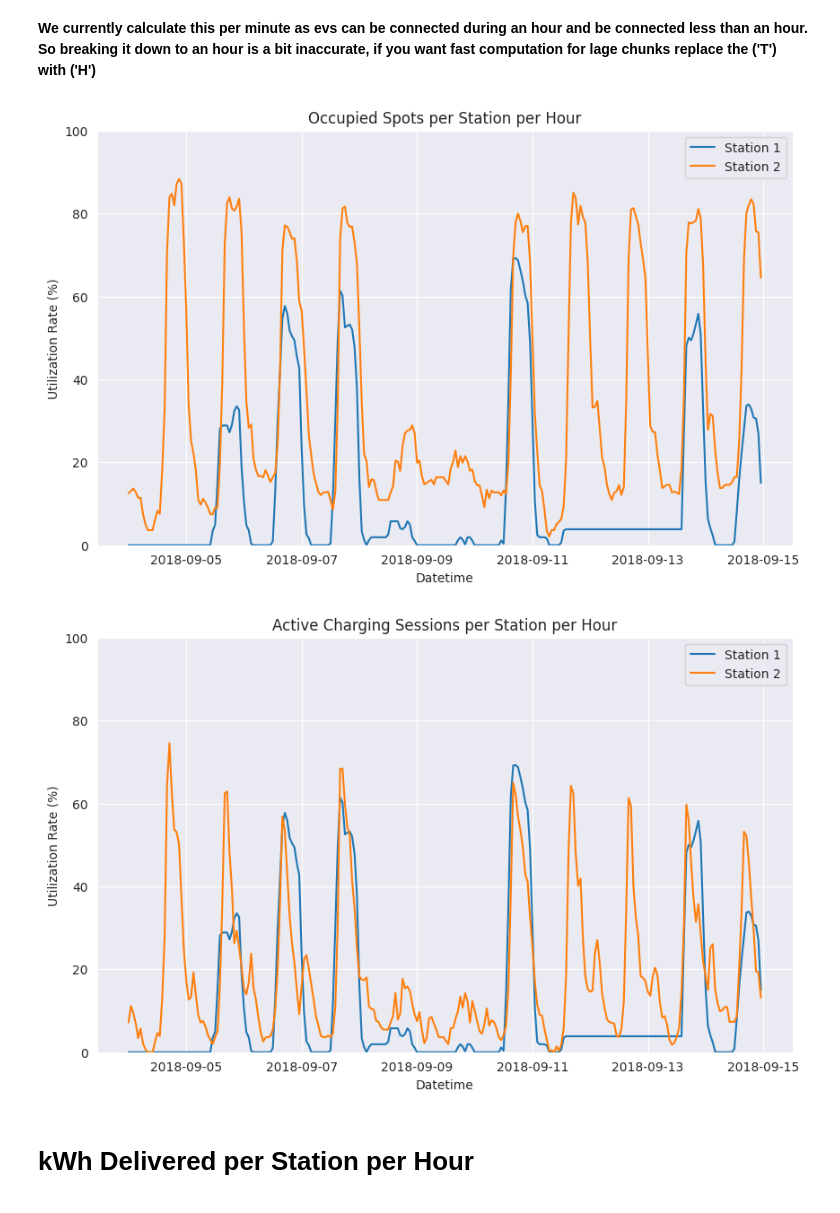
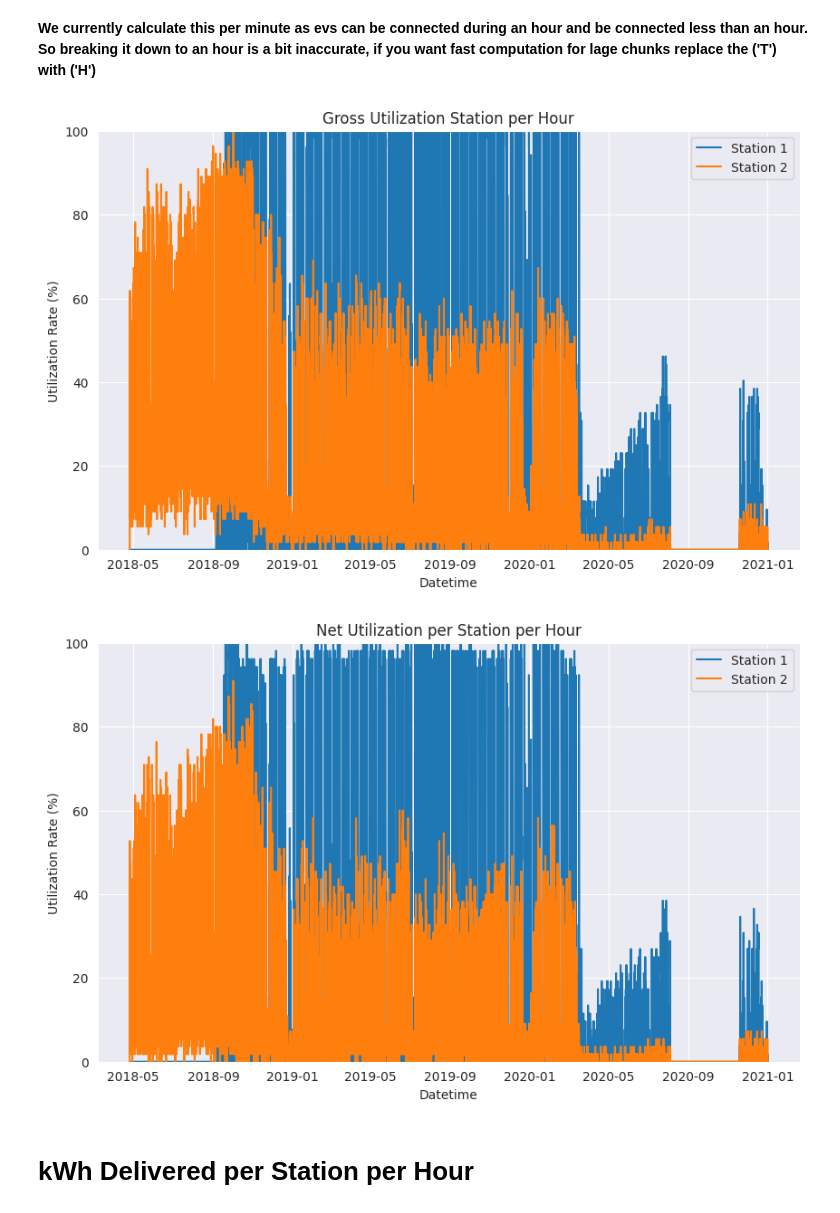
Before and after one commit to S0PEX/AA_Team_9_WS23, a Jupyter notebook: kpi.ipynb, the cells around one changed output. Drawn from its saved outputs; the diff is of its cells as text; code cells hidden in the pictures.

```diff
--- a/kpi.ipynb
+++ b/kpi.ipynb
@@ -20,11 +26,11 @@ Name: connectionTime, dtype: datetime64[ns, UTC]
 # Settings
 # %%
 # Time Interval
-start_date = "2018-09-04"
-end_date = "2018-09-14"
+#start_date = "2018-09-04"
+#end_date = "2018-09-08"
 
-#start_date = df_charging['connectionTime'].min().strftime('%Y-%m-%d')
-#end_date = df_charging['disconnectTime'].max().strftime('%Y-%m-%d')
+start_date = df_charging['connectionTime'].min().strftime('%Y-%m-%d')
+end_date = df_charging['disconnectTime'].max().strftime('%Y-%m-%d')
 
 start_date_time = pd.to_datetime(start_date)
 end_date_time = pd.to_datetime(end_date) + pd.Timedelta('1 day') - pd.Timedelta('1 second')
@@ -35,7 +41,7 @@ end_date_time = pd.to_datetime(end_date) + pd.Timedelta('1 day') - pd.Timedelta(
 # %%
 
 # Granularity of the utilization rate
-granularity = 'T' # T is for minute, H is for hour
+granularity = 'H' # T is for minute, H is for hour
 
 # Generate df with each row representing a minute in the time interval
 df_time_interval = pd.date_range(start=start_date_time, end=end_date_time, freq=granularity)
@@ -54,37 +60,37 @@ def count_sessions_active_charging_at_point_in_time(data: pd.DataFrame, point_in
     filtered_df = data[(data['connectionTime'] <= point_in_time) & (data['disconnectTime'] >= point_in_time) & ((data['doneChargingTime'].isna()) | (data['doneChargingTime'] >= point_in_time))]
     return filtered_df.shape[0]
 
 for site_id, data in df_charging.groupby('siteID'):
     df_time_interval[f'site{site_id}_total_count'] = df_time_interval['datetime'].apply(lambda datetime: count_sessions_total_at_point_in_time(data, datetime))
     df_time_interval[f'site{site_id}_charging_count'] = df_time_interval['datetime'].apply(lambda datetime: count_sessions_active_charging_at_point_in_time(data, datetime))
 
 # Calculate the utilization rate for each station in minute
 for site_id in stations_per_site.index:
     df_time_interval[f'site{site_id}_utilizationRate'] = (df_time_interval[f'site{site_id}_total_count'] / stations_per_site[site_id]) * 100
     df_time_interval[f'site{site_id}_utilizationRate_charging'] = (df_time_interval[f'site{site_id}_charging_count'] / stations_per_site[site_id]) * 100
 
 df_time_interval = df_time_interval.set_index('datetime')
 df_time_interval = df_time_interval.resample('H').mean()
 
 def plot(df, title, y_column):
     plt.figure(figsize=(10, 6))
     plt.title(title)
     plt.xlabel('Datetime')
     plt.ylabel('Utilization Rate (%)')
     plt.ylim(0, 100)
     plt.grid(True)
 
     # Iterate over each station
     for site_id in stations_per_site.index:
         plt.plot(df.index, df[f'site{site_id}_{y_column}'], label=f'Station {site_id}')
     plt.legend()
     plt.show()
 
-plot(df_time_interval, 'Occupied Spots per Station per Hour', 'utilizationRate')
-plot(df_time_interval, 'Active Charging Sessions per Station per Hour', 'utilizationRate_charging')
+plot(df_time_interval, 'Gross Utilization Station per Hour', 'utilizationRate')
+plot(df_time_interval, 'Net Utilization per Station per Hour', 'utilizationRate_charging')
 # %% [output]
-[figure, old version]
+[figure, new version]
-[figure, old version]
+[figure, new version]
 # %% [markdown]
 # kWh Delivered per Station per Hour
 # %%
```
Also changed, not shown: parts of 3 cells of this notebook, 1 other file.
